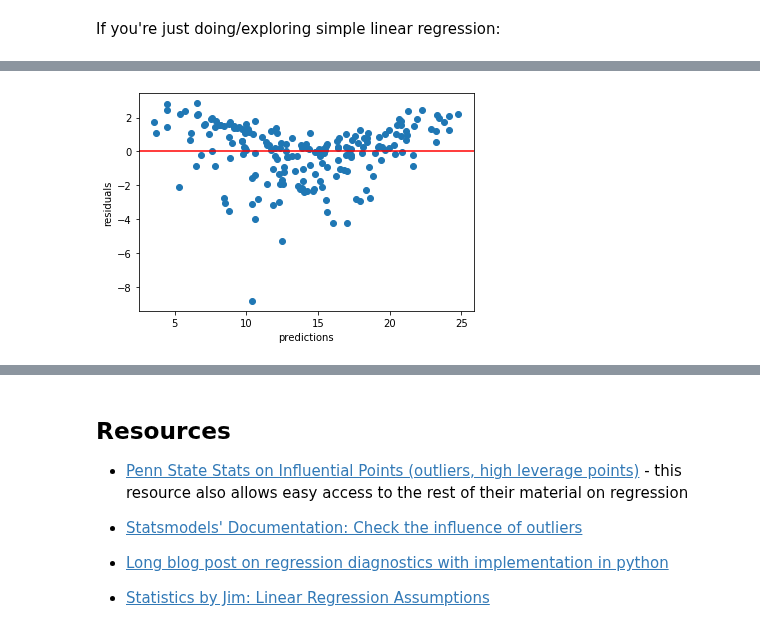
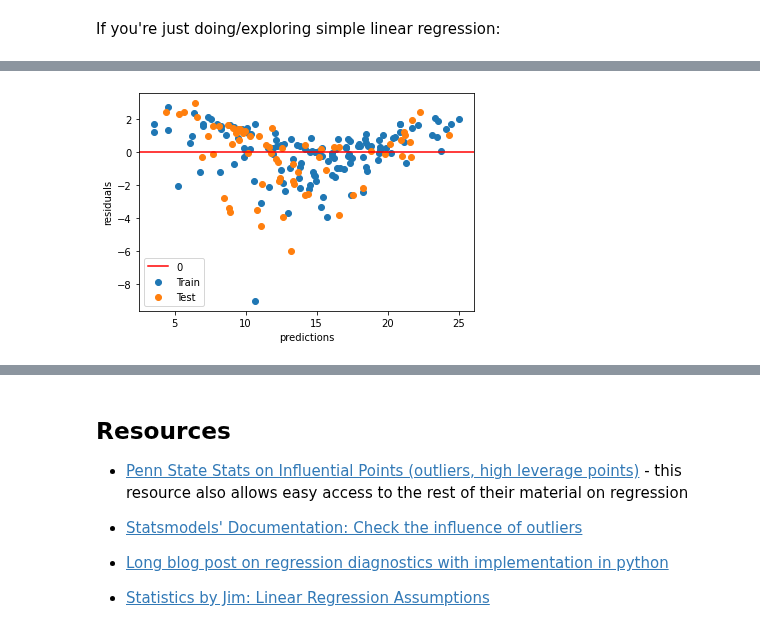
Before and after one commit to lindseyberlin/ds-lesson-hub, a Jupyter notebook: Phase2/LinearRegression-ModelAssumptions/ModelAssumptions.ipynb, the cells around one changed output, grey strips where cells are left out. Saved outputs shown, nothing was run; the diff lists cells and outputs as text; code cells hidden in the pictures.

```diff
--- a/Phase2/LinearRegression-ModelAssumptions/ModelAssumptions.ipynb
+++ b/Phase2/LinearRegression-ModelAssumptions/ModelAssumptions.ipynb
@@ -30,6 +30,14 @@ df.head()
 | 3 | 17.2 | 45.9 | 69.3 | 9.3 |
 | 4 | 151.5 | 41.3 | 58.5 | 18.5 |
 | 5 | 180.8 | 10.8 | 58.4 | 12.9 |
+# %%
+# Define X and y
+X = df.drop(columns='Sales')
+y = df['Sales']
+# %%
+# Train / Test split
+X_train, X_test, y_train, y_test = train_test_split(
+    X, y, test_size=0.33, random_state=42)
 # %% [markdown]
 ## Checking Each Assumption
 # %% [markdown]
@@ -195,8 +208,10 @@ y = df['Sales']
 # %%
+# Can't look at errors/residuals before modeling!
 from sklearn.linear_model import LinearRegression
 
 lr = LinearRegression()
 
-lr.fit(X, y)
+lr.fit(X_train, y_train)
 
-preds = lr.predict(X)
+train_preds = lr.predict(X_train)
+test_preds = lr.predict(X_test)
@@ -219,0 +231,3 @@ plt.show()
+# %%
+train_residuals = y_train - train_preds
+test_residuals = y_test - test_preds
@@ -252,12 +257,15 @@ plt.show()
 # %%
 # for our full model
-plt.scatter(preds, residuals)
+plt.scatter(train_preds, train_residuals, label='Train')
+plt.scatter(test_preds, test_residuals, label='Test')
+
 plt.axhline(y=0, color = 'red', label = '0')
 plt.xlabel('predictions')
 plt.ylabel('residuals')
+plt.legend()
 plt.show()
 # %% [output]
-[figure, old version]
+[figure, new version]
 # %% [markdown]
 ## Other Potential Problems
 
```
Also changed, not shown: parts of 23 cells of this notebook.
